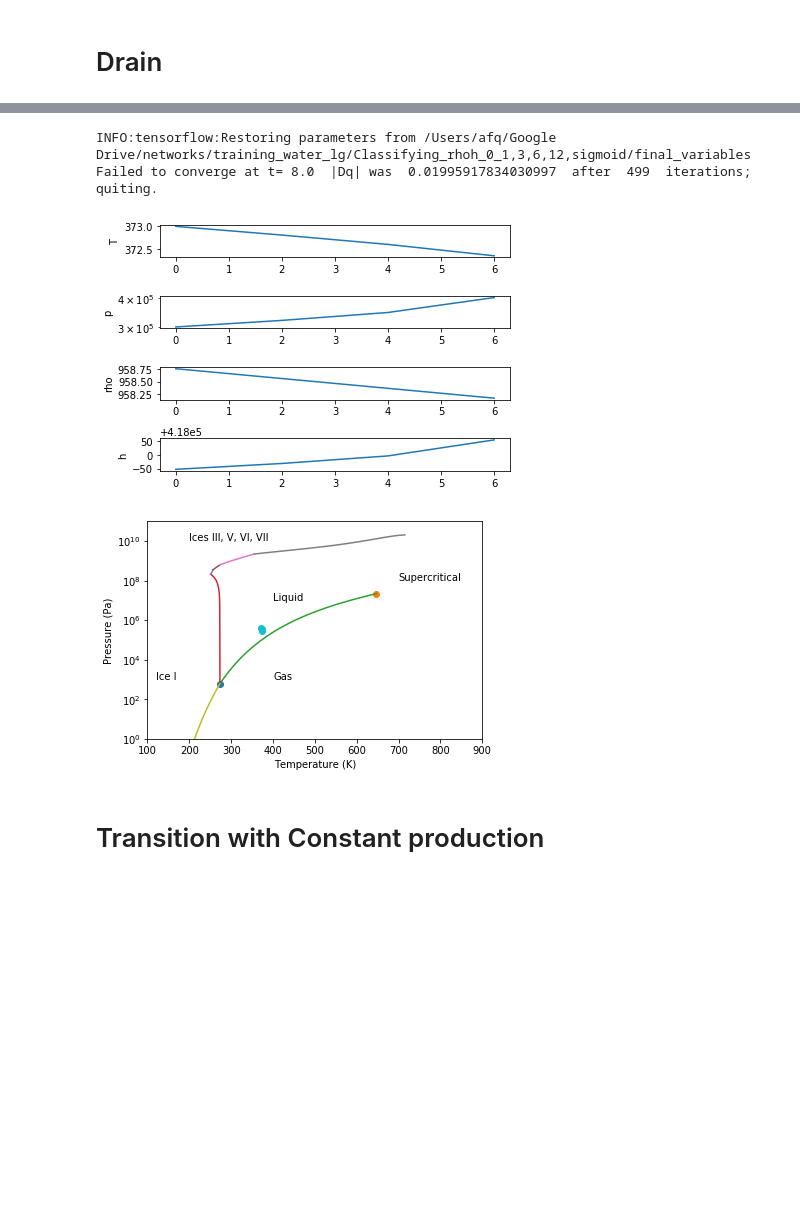
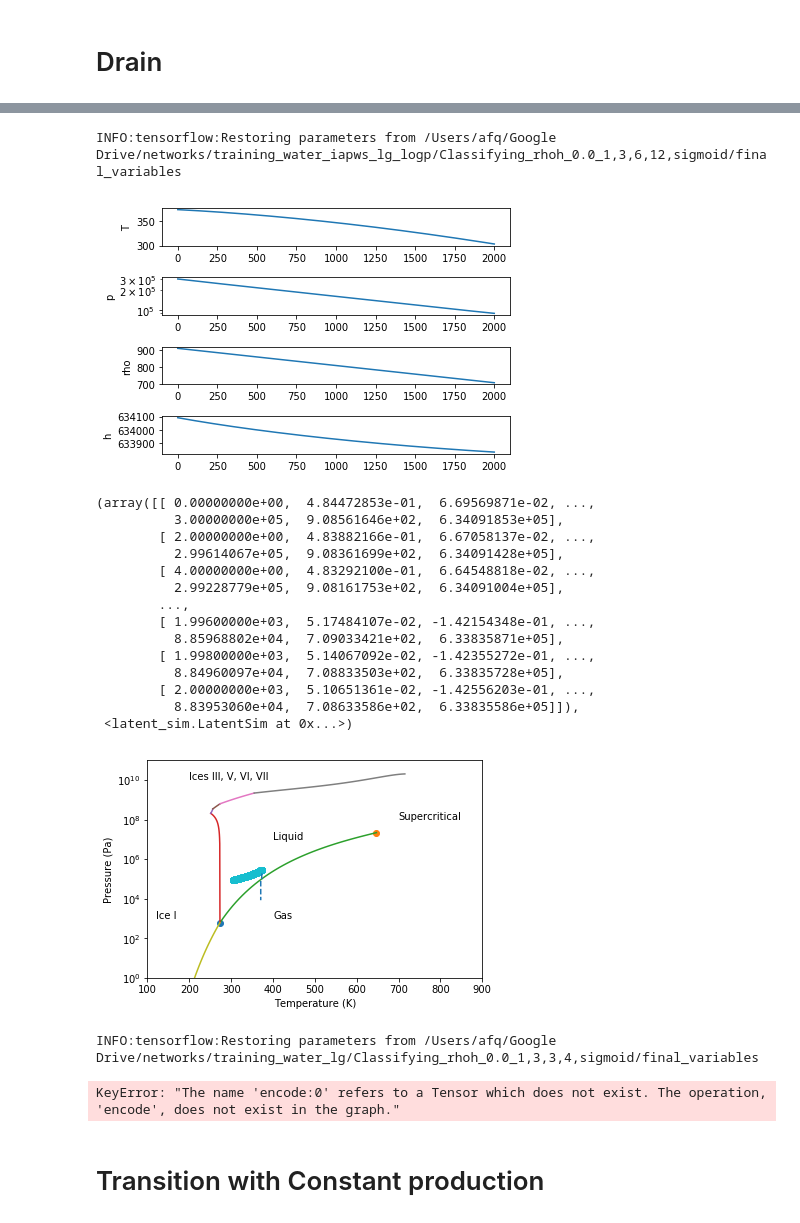
Before and after one commit to afqueiruga/LatentPrimaries, a Jupyter notebook: 9_debugging_one_run.ipynb, the cells around one changed output, grey strips where cells are left out. Drawn from its saved outputs; the diff is of its cells as text; code cells hidden in the pictures; blank space fills up the shorter version.

```diff
--- a/9_debugging_one_run.ipynb
+++ b/9_debugging_one_run.ipynb
@@ -18,12 +18,16 @@ def plot_all_vs_t(ts):
 # %%
 import batch_test_latent_sim as bt
 # %%
-def curry_run(net,eos='water_lg',prob='Transition_L2G'):
+def curry_run(net,eos='water_lg',prob='Transition_L2G',ref_file=None):
     ts_l2g,ls_l2g = bt.run_one_simulation(eos,net,
                       prob,verbose=False)
     plot_all_vs_t(ts_l2g)
     plot_boundaries()
     plt.semilogy(ts_l2g[:,3],ts_l2g[:,4],'-o')
+    if not ref_file is None:
+        arr = np.loadtxt(ref_file,skiprows=1,delimiter=",")
+        plt.semilogy(arr[:,3]+273.15,arr[:,2],'--')
+    return ts_l2g, ls_l2g
 # %% [markdown]
 ## Linear Liquid
 # %%
@@ -223,11 +236,31 @@ INFO:tensorflow:Restoring parameters from /Users/afq/Google Drive/networks/train
 # %%
-curry_run('Classifying_rhoh_0_1,3,6,12,sigmoid',
-          prob='Liquid_Drain')
+curry_run('Classifying_rhoh_0.0_1,3,6,12,sigmoid',
+          eos='water_iapws_lg_logp',
+          prob='Liquid_Drain',ref_file="reference_solutions/Liquid_Drain.csv")
 # %% [output]
-INFO:tensorflow:Restoring parameters from /Users/afq/Google Drive/networks/training_water_lg/Classifying_rhoh_0_1,3,6,12,sigmoid/final_variables
-Failed to converge at t= 8.0  |Dq| was  0.01995917834030997  after  499  iterations; quiting.
+INFO:tensorflow:Restoring parameters from /Users/afq/Google Drive/networks/training_water_iapws_lg_logp/Classifying_rhoh_0.0_1,3,6,12,sigmoid/final_variables
-[figure, old version]
+[figure, new version]
+(array([[ 0.00000000e+00,  4.84472853e-01,  6.69569871e-02, ...,
+          3.00000000e+05,  9.08561646e+02,  6.34091853e+05],
+        [ 2.00000000e+00,  4.83882166e-01,  6.67058137e-02, ...,
+          2.99614067e+05,  9.08361699e+02,  6.34091428e+05],
+        [ 4.00000000e+00,  4.83292100e-01,  6.64548818e-02, ...,
+          2.99228779e+05,  9.08161753e+02,  6.34091004e+05],
+        ...,
+        [ 1.99600000e+03,  5.17484107e-02, -1.42154348e-01, ...,
+          8.85968802e+04,  7.09033421e+02,  6.33835871e+05],
+        [ 1.99800000e+03,  5.14067092e-02, -1.42355272e-01, ...,
+          8.84960097e+04,  7.08833503e+02,  6.33835728e+05],
+        [ 2.00000000e+03,  5.10651361e-02, -1.42556203e-01, ...,
+          8.83953060e+04,  7.08633586e+02,  6.33835586e+05]]),
+ <latent_sim.LatentSim at 0x...>)
-[figure, old version]
+[figure, new version]
+# %%
+curry_run('Classifying_rhoh_0.0_1,3,3,4,sigmoid',
+          prob='Liquid_Drain')
+# %% [output]
+INFO:tensorflow:Restoring parameters from /Users/afq/Google Drive/networks/training_water_lg/Classifying_rhoh_0.0_1,3,3,4,sigmoid/final_variables
+KeyError: "The name 'encode:0' refers to a Tensor which does not exist. The operation, 'encode', does not exist in the graph."
 # %% [markdown]
 # Transition with Constant production
 # %%
```
Also changed, not shown: parts of 2 cells of this notebook, 1 other file.
